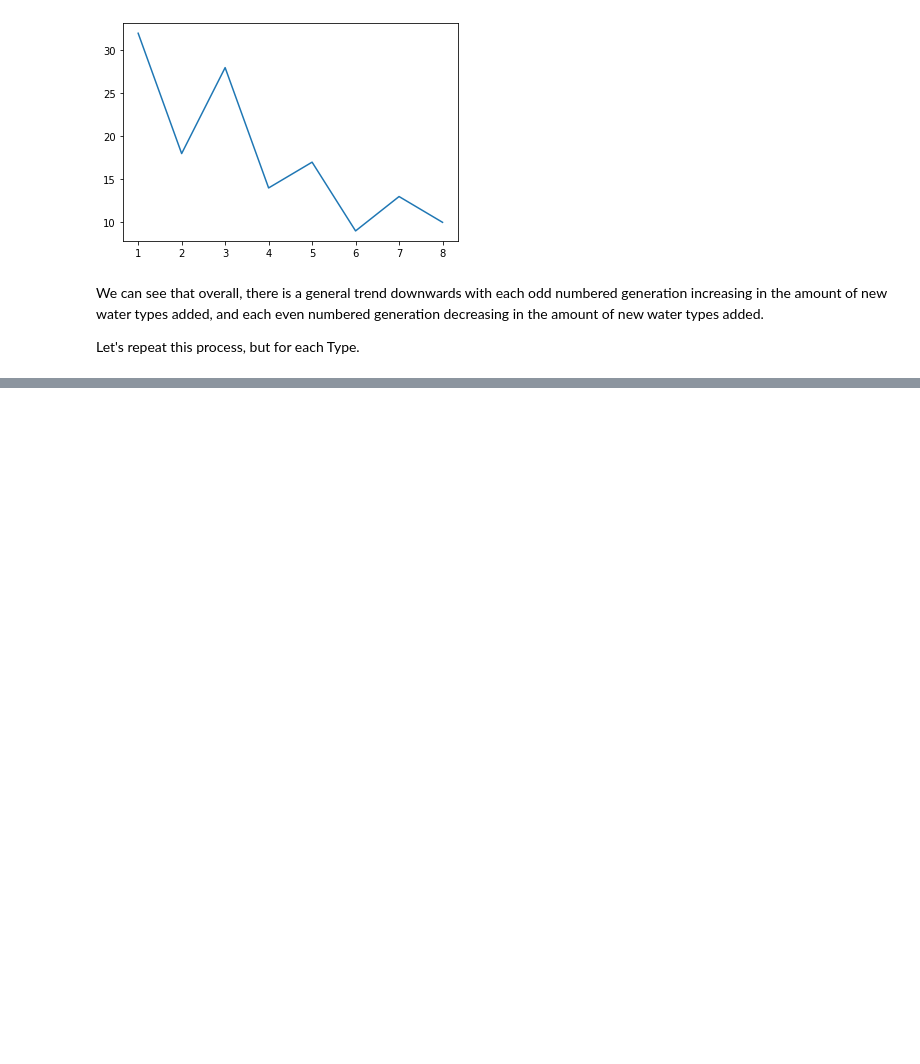
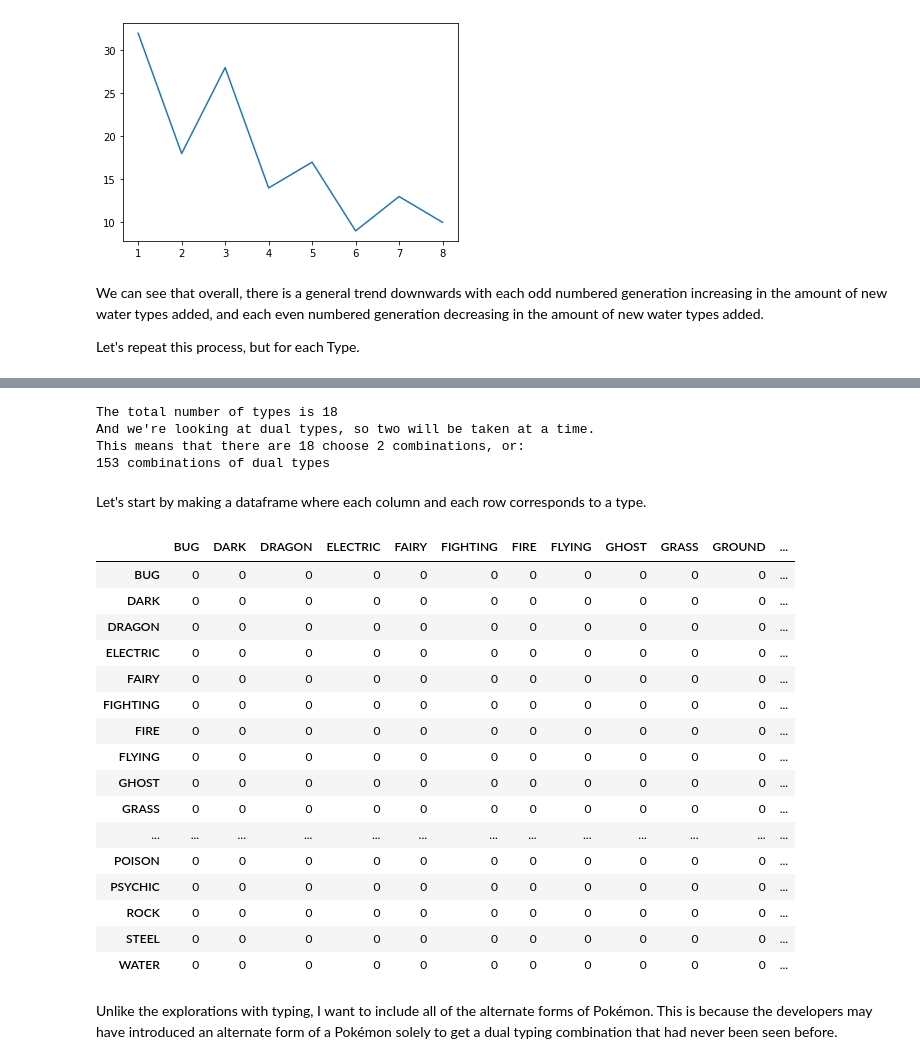
Before and after one commit to hb33green/235_Final_Pokemon, a Jupyter notebook: Baxter_Final_Project.ipynb, the cells around one changed output, grey strips where cells are left out. Saved outputs shown, nothing was run; the diff lists cells and outputs as text; code cells hidden in the pictures; blank space fills up the shorter version.

```diff
--- a/Baxter_Final_Project.ipynb
+++ b/Baxter_Final_Project.ipynb
@@ -237,0 +259,45 @@ The plot is a bit muddled, but it seems as if all of the typing follows the same
+# %%
+import math
+
+num_of_types = len(types)
+print('The total number of types is ' + str(num_of_types))
+print('And we\'re looking at dual types, so two will be taken at a time.')
+print('This means that there are ' + str(num_of_types) + ' choose 2 combinations, or:')
+dual_type_combinations = math.factorial(num_of_types) / (2 * math.factorial(num_of_types - 2))
+print(str(int(dual_type_combinations)) + ' combinations of dual types')
+# %% [output]
+The total number of types is 18
+And we're looking at dual types, so two will be taken at a time.
+This means that there are 18 choose 2 combinations, or:
+153 combinations of dual types
+# %% [markdown]
+Let's start by making a dataframe where each column and each row corresponds to a type.
+# %%
+counting_frame = np.zeros((num_of_types), dtype=int)
+types_dict = {'BUG': counting_frame, 'DARK': counting_frame, 'DRAGON': counting_frame, 'ELECTRIC': counting_frame,
+             'FAIRY': counting_frame, 'FIGHTING': counting_frame, 'FIRE': counting_frame, 'FLYING': counting_frame,
+             'GHOST': counting_frame, 'GRASS': counting_frame, 'GROUND': counting_frame, 'ICE': counting_frame,
+             'NORMAL': counting_frame, 'POISON': counting_frame, 'PSYCHIC': counting_frame, 'ROCK': counting_frame,
+             'STEEL': counting_frame, 'WATER': counting_frame}
+dual_type_counter = pd.DataFrame(types_dict, index = types)
+dual_type_counter
+# %% [output]
+|  | BUG | DARK | DRAGON | ELECTRIC | FAIRY | FIGHTING | FIRE | FLYING | GHOST | GRASS | GROUND | ... |
+| BUG | 0 | 0 | 0 | 0 | 0 | 0 | 0 | 0 | 0 | 0 | 0 | ... |
+| DARK | 0 | 0 | 0 | 0 | 0 | 0 | 0 | 0 | 0 | 0 | 0 | ... |
+| DRAGON | 0 | 0 | 0 | 0 | 0 | 0 | 0 | 0 | 0 | 0 | 0 | ... |
+| ELECTRIC | 0 | 0 | 0 | 0 | 0 | 0 | 0 | 0 | 0 | 0 | 0 | ... |
+| FAIRY | 0 | 0 | 0 | 0 | 0 | 0 | 0 | 0 | 0 | 0 | 0 | ... |
+| FIGHTING | 0 | 0 | 0 | 0 | 0 | 0 | 0 | 0 | 0 | 0 | 0 | ... |
+| FIRE | 0 | 0 | 0 | 0 | 0 | 0 | 0 | 0 | 0 | 0 | 0 | ... |
+| FLYING | 0 | 0 | 0 | 0 | 0 | 0 | 0 | 0 | 0 | 0 | 0 | ... |
+| GHOST | 0 | 0 | 0 | 0 | 0 | 0 | 0 | 0 | 0 | 0 | 0 | ... |
+| GRASS | 0 | 0 | 0 | 0 | 0 | 0 | 0 | 0 | 0 | 0 | 0 | ... |
+| ... | ... | ... | ... | ... | ... | ... | ... | ... | ... | ... | ... | ... |
+| POISON | 0 | 0 | 0 | 0 | 0 | 0 | 0 | 0 | 0 | 0 | 0 | ... |
+| PSYCHIC | 0 | 0 | 0 | 0 | 0 | 0 | 0 | 0 | 0 | 0 | 0 | ... |
+| ROCK | 0 | 0 | 0 | 0 | 0 | 0 | 0 | 0 | 0 | 0 | 0 | ... |
+| STEEL | 0 | 0 | 0 | 0 | 0 | 0 | 0 | 0 | 0 | 0 | 0 | ... |
+| WATER | 0 | 0 | 0 | 0 | 0 | 0 | 0 | 0 | 0 | 0 | 0 | ... |
+# %% [markdown]
+Unlike the explorations with typing, I want to include all of the alternate forms of Pokémon. This is because the developers may have introduced an alternate form of a Pokémon solely to get a dual typing combination that had never been seen before.
```
Also changed, not shown: parts of 49 cells of this notebook.
